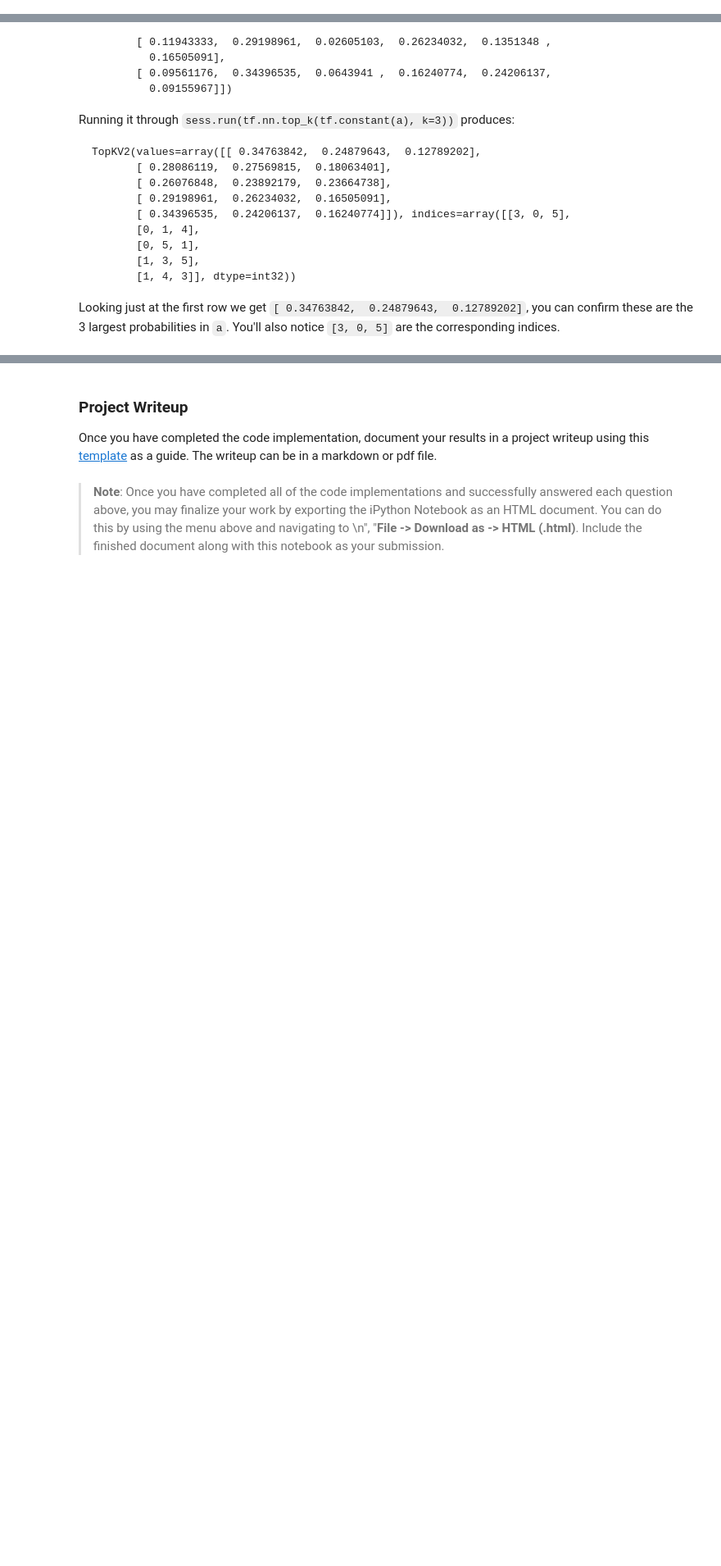
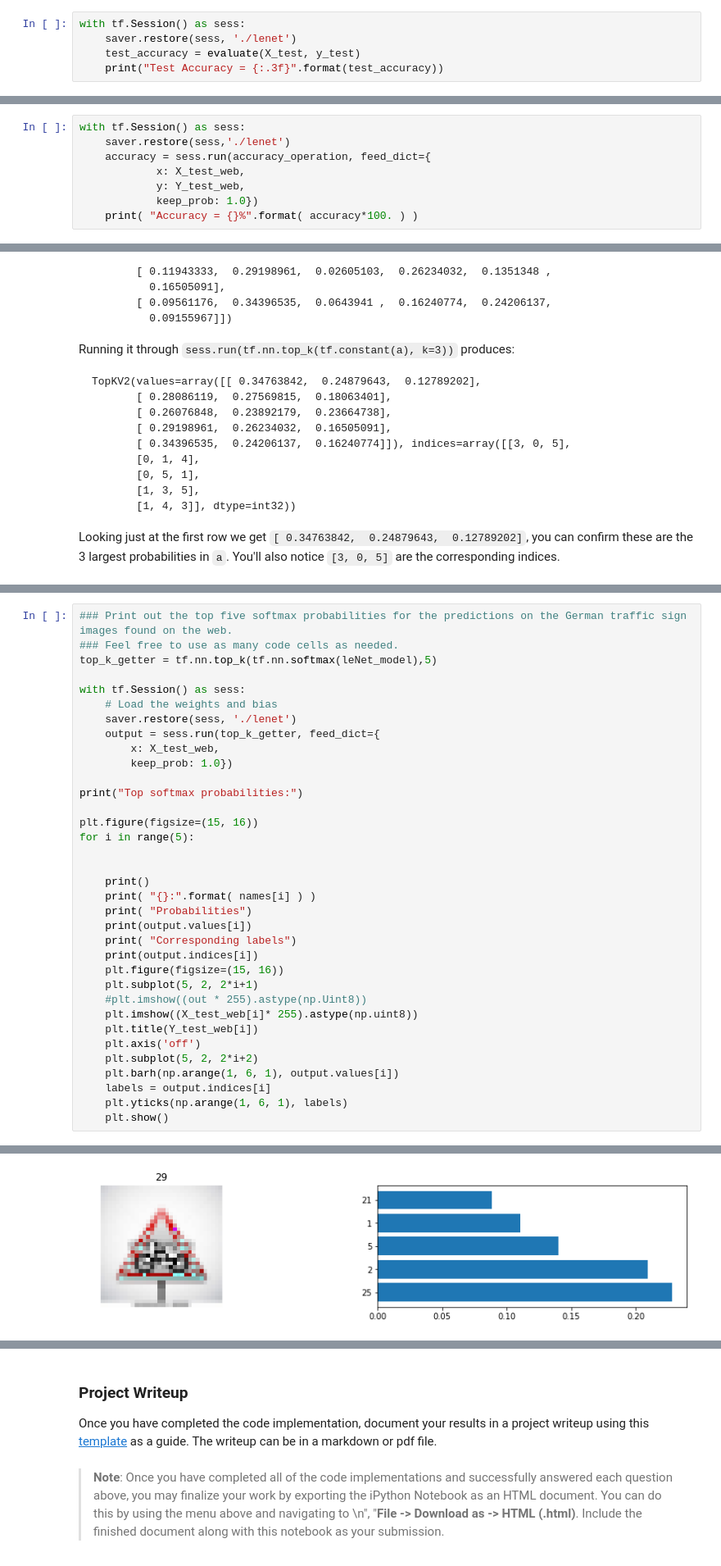
Before and after one commit to bobd988/traffic-sign, a Jupyter notebook: Traffic_Sign_Classifier.ipynb, the cells around one changed output, grey strips where cells are left out. Shown: that part at 82% size. Cells and saved outputs as stored; diff of their text form; blank space fills up the shorter version.

```diff
--- a/Traffic_Sign_Classifier.ipynb
+++ b/Traffic_Sign_Classifier.ipynb
@@ -409,0 +358,5 @@ Model saved
+# %%
+with tf.Session() as sess:
+    saver.restore(sess, './lenet')
+    test_accuracy = evaluate(X_test, y_test)
+    print("Test Accuracy = {:.3f}".format(test_accuracy))
@@ -454,0 +489,8 @@ plt.show()
+# %%
+with tf.Session() as sess:
+    saver.restore(sess,'./lenet')
+    accuracy = sess.run(accuracy_operation, feed_dict={
+            x: X_test_web,
+            y: Y_test_web,
+            keep_prob: 1.0})
+    print( "Accuracy = {}%".format( accuracy*100. ) )
@@ -549,0 +540,36 @@ New Images Test Accuracy = 20.0%
+# %%
+### Print out the top five softmax probabilities for the predictions on the German traffic sign images found on the web.
+### Feel free to use as many code cells as needed.
+top_k_getter = tf.nn.top_k(tf.nn.softmax(leNet_model),5)
+
+with tf.Session() as sess:
+    # Load the weights and bias
+    saver.restore(sess, './lenet')
+    output = sess.run(top_k_getter, feed_dict={
+        x: X_test_web,
+        keep_prob: 1.0})
+
+print("Top softmax probabilities:")
+
+plt.figure(figsize=(15, 16))
+for i in range(5):
+
+
+    print()
+    print( "{}:".format( names[i] ) )
+    print( "Probabilities")
+    print(output.values[i])
+    print( "Corresponding labels")
+    print(output.indices[i])
+    plt.figure(figsize=(15, 16))
+    plt.subplot(5, 2, 2*i+1)
+    #plt.imshow((out * 255).astype(np.Uint8))
+    plt.imshow((X_test_web[i]* 255).astype(np.uint8))
+    plt.title(Y_test_web[i])
+    plt.axis('off')
+    plt.subplot(5, 2, 2*i+2)
+    plt.barh(np.arange(1, 6, 1), output.values[i])
+    labels = output.indices[i]
+    plt.yticks(np.arange(1, 6, 1), labels)
+    plt.show()
+# %% [output]
@@ -549,0 +585 @@ New Images Test Accuracy = 20.0%
+[figure, added]
```
Also changed, not shown: parts of 32 cells of this notebook, 26 other files.
